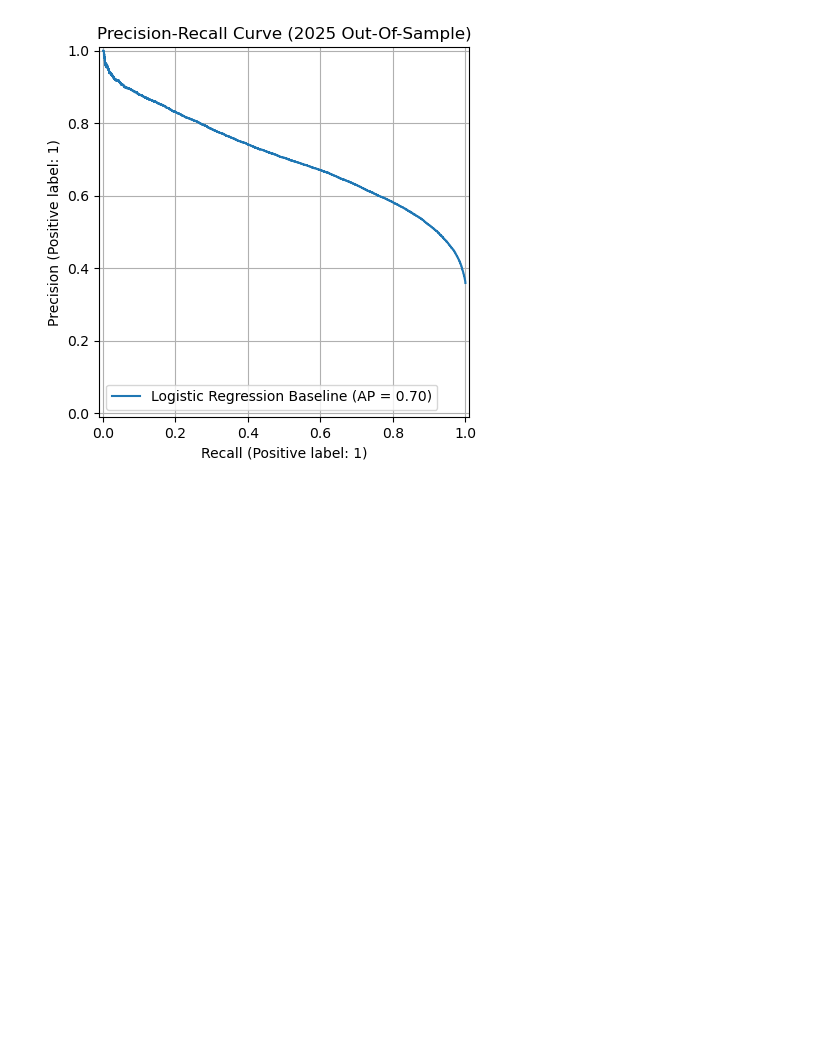
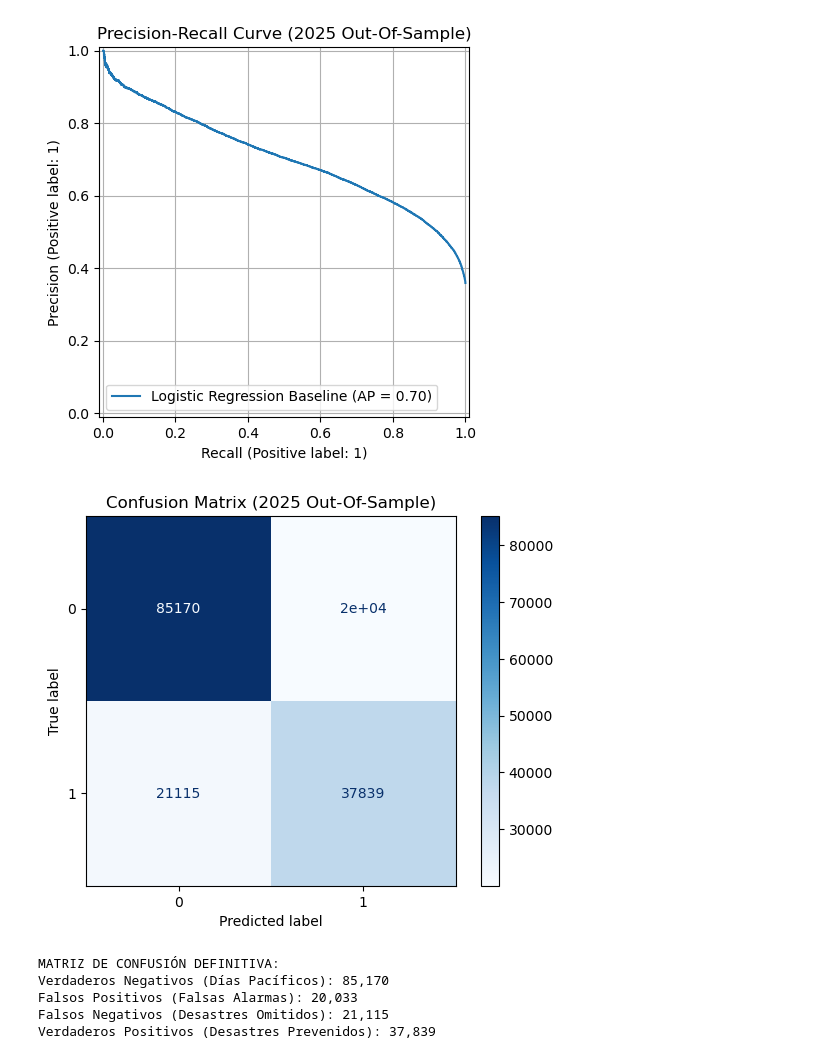
Before and after one commit to eldeivid420/MLforFloodPrediction, a Jupyter notebook: src/models/LogisticRegression.ipynb, the cells around one changed output. Drawn from its saved outputs; the diff is of its cells as text; code cells hidden in the pictures; blank space fills up the shorter version.

Commit message:
feature: Added confussion matrix to XBG & LogReg

```diff
--- a/src/models/LogisticRegression.ipynb
+++ b/src/models/LogisticRegression.ipynb
@@ -140,3 +141,25 @@ weighted avg       0.75      0.75      0.75    164157
 
 Final Average Precision (PR-AUC): 0.702
 [figure]
+# %%
+# Confusion Matrix
+cm = confusion_matrix(y_test, y_pred)
+disp = ConfusionMatrixDisplay(confusion_matrix=cm, display_labels=pipeline.classes_)
+disp.plot(cmap=plt.cm.Blues)
+plt.title("Confusion Matrix (2025 Out-Of-Sample)")
+plt.show()
+# %% [output]
+[figure, added]
+# %%
+tn, fp, fn, tp = cm.ravel()
+print("\nMATRIZ DE CONFUSIÓN DEFINITIVA:")
+print(f"Verdaderos Negativos (Días Pacíficos): {tn:,}")
+print(f"Falsos Positivos (Falsas Alarmas): {fp:,}")
+print(f"Falsos Negativos (Desastres Omitidos): {fn:,}")
+print(f"Verdaderos Positivos (Desastres Prevenidos): {tp:,}")
+# %% [output]
+MATRIZ DE CONFUSIÓN DEFINITIVA:
+Verdaderos Negativos (Días Pacíficos): 85,170
+Falsos Positivos (Falsas Alarmas): 20,033
+Falsos Negativos (Desastres Omitidos): 21,115
+Verdaderos Positivos (Desastres Prevenidos): 37,839
```
Also changed, not shown: parts of 1 cell of this notebook, 3 other files.
